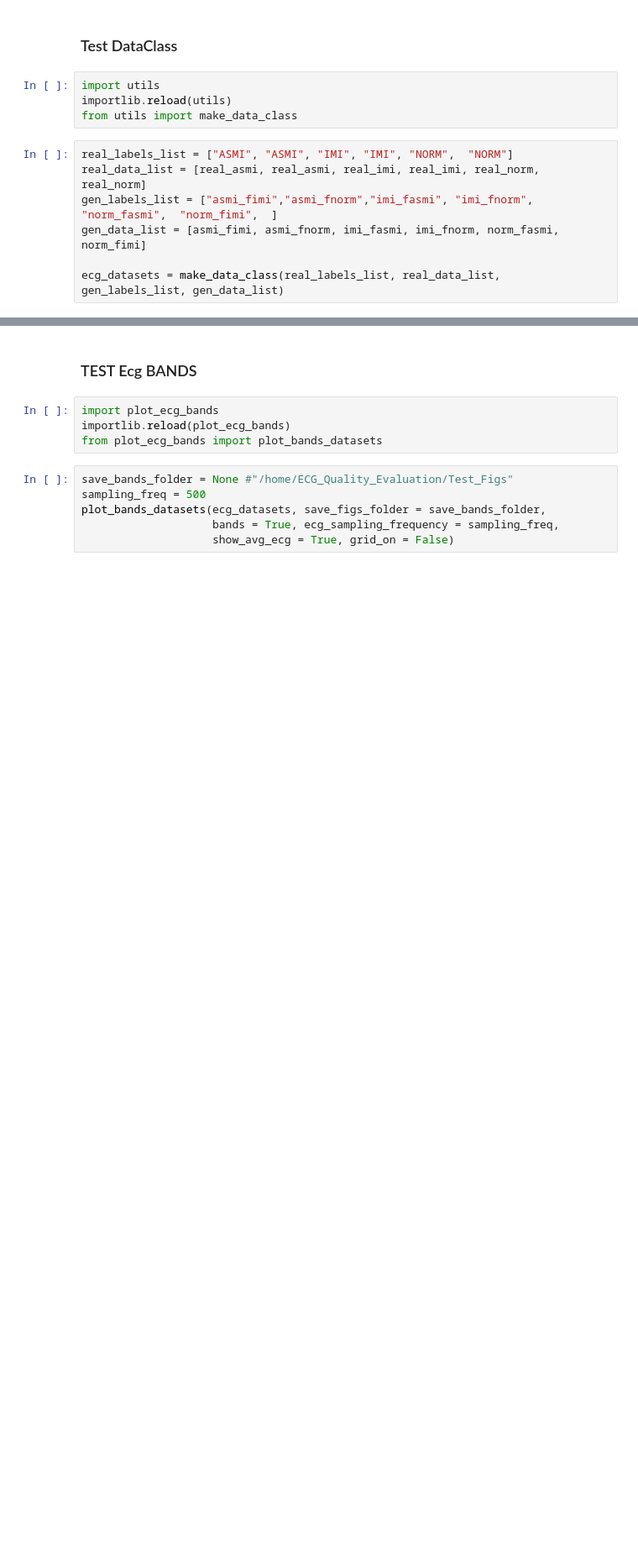
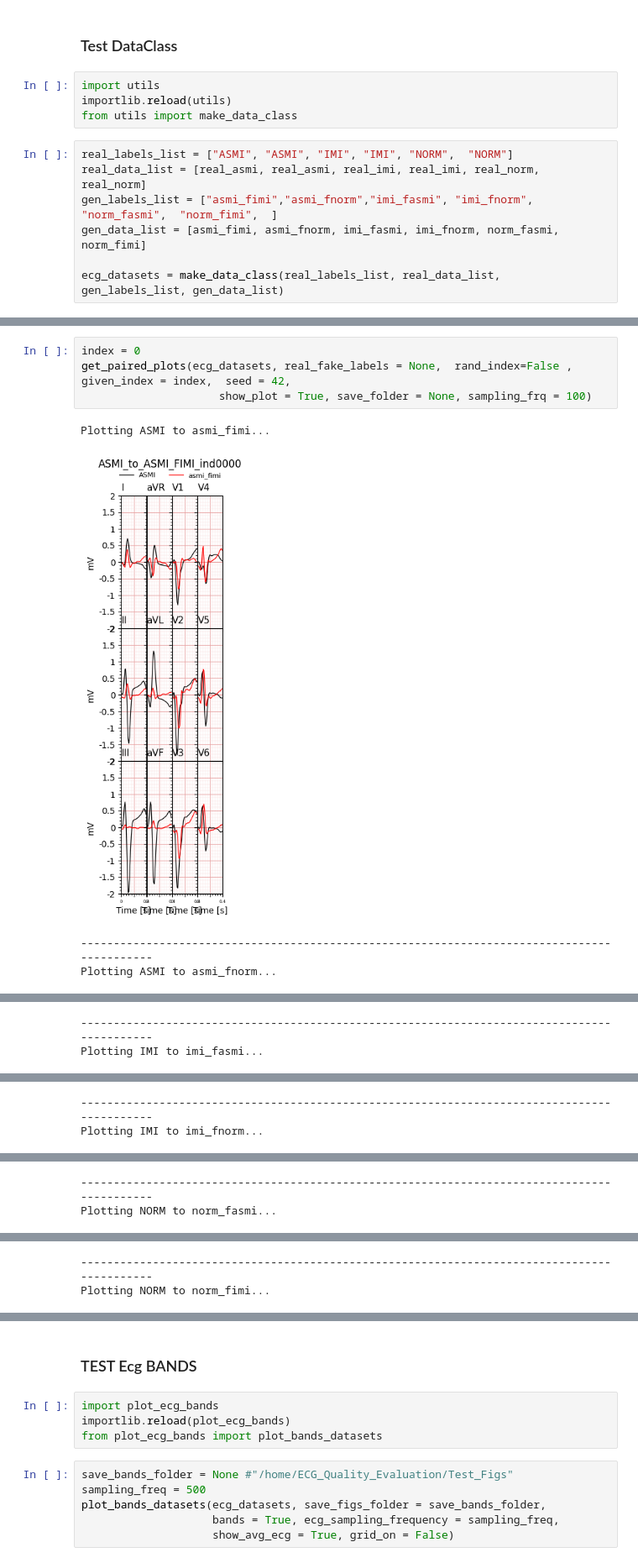
Before and after one commit to SaraBtt/ECG_Quality_Evaluation, a Jupyter notebook: TEST_scripts.ipynb, the cells around one changed output, grey strips where cells are left out. Shown at 84% size. Drawn from its saved outputs; the diff is of its cells as text; blank space fills up the shorter version.

```diff
--- a/TEST_scripts.ipynb
+++ b/TEST_scripts.ipynb
@@ -51,0 +58,9 @@ ecg_datasets = make_data_class(real_labels_list, real_data_list, gen_labels_list
+# %%
+index = 0
+get_paired_plots(ecg_datasets, real_fake_labels = None,  rand_index=False ,  given_index = index,  seed = 42,
+                     show_plot = True, save_folder = None, sampling_frq = 100)
+# %% [output]
+Plotting ASMI to asmi_fimi...
+[figure, added]
+--------------------------------------------------------------------------------------------
+Plotting ASMI to asmi_fnorm...
@@ -51,0 +68,2 @@ ecg_datasets = make_data_class(real_labels_list, real_data_list, gen_labels_list
+--------------------------------------------------------------------------------------------
+Plotting IMI to imi_fasmi...
@@ -51,0 +71,2 @@ ecg_datasets = make_data_class(real_labels_list, real_data_list, gen_labels_list
+--------------------------------------------------------------------------------------------
+Plotting IMI to imi_fnorm...
@@ -51,0 +74,2 @@ ecg_datasets = make_data_class(real_labels_list, real_data_list, gen_labels_list
+--------------------------------------------------------------------------------------------
+Plotting NORM to norm_fasmi...
@@ -51,0 +77,2 @@ ecg_datasets = make_data_class(real_labels_list, real_data_list, gen_labels_list
+--------------------------------------------------------------------------------------------
+Plotting NORM to norm_fimi...
```
Also changed, not shown: parts of 8 cells of this notebook, 7 other files.
